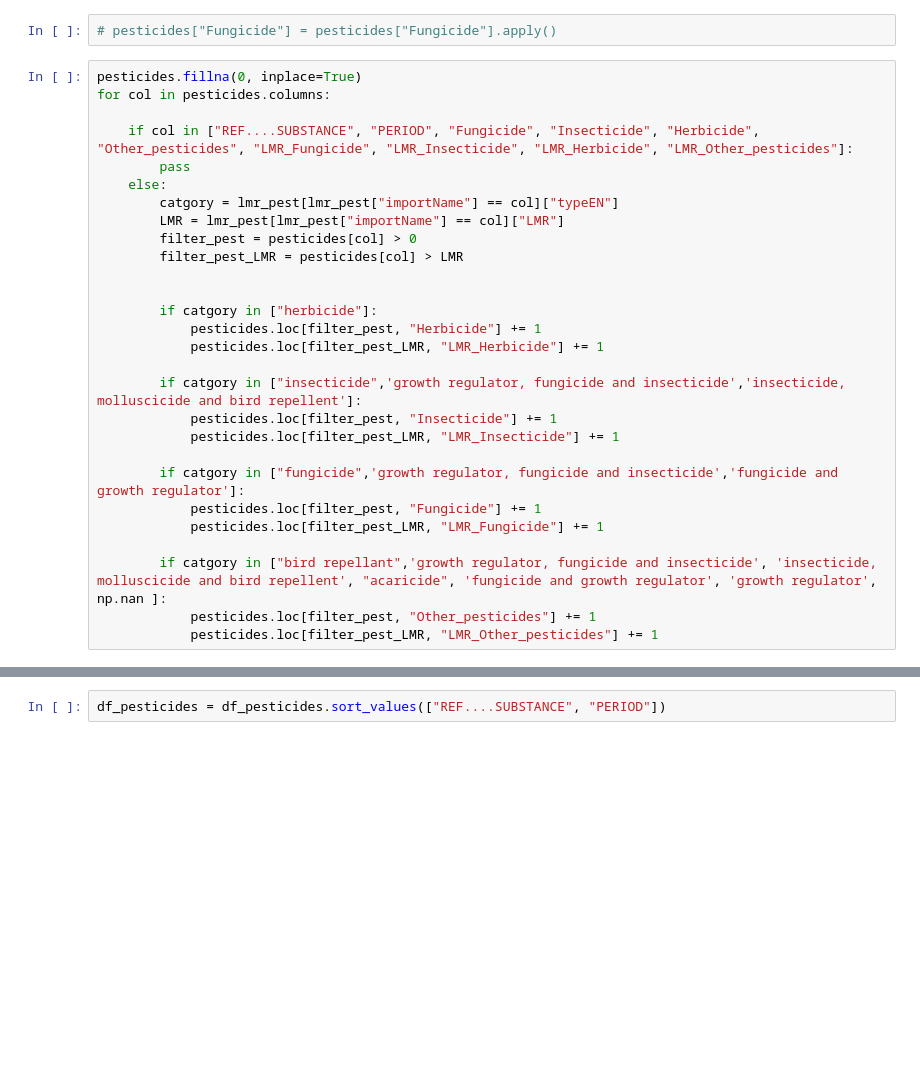
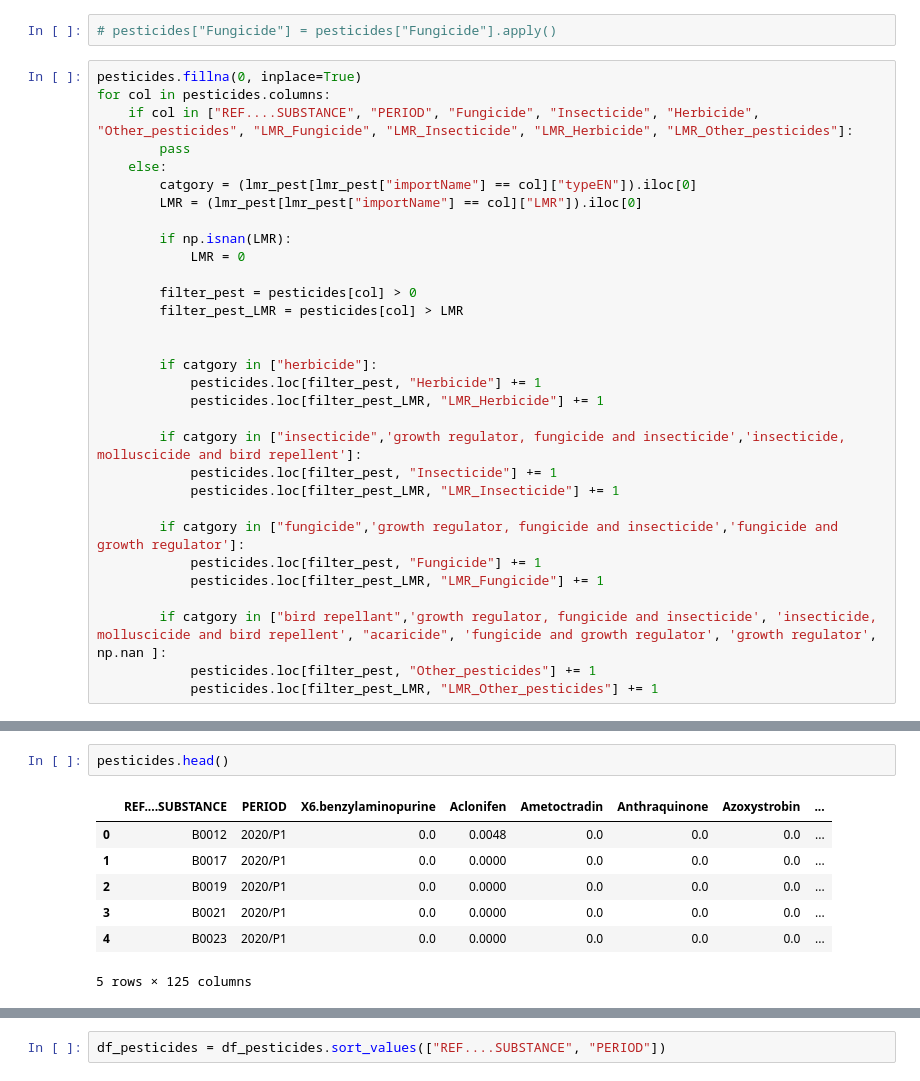
Before and after one commit to hajrashidimad/hack_be_o_impact, a Jupyter notebook: notebooks/Pesticides_1.ipynb, the cells around one changed output, grey strips where cells are left out. Cells and saved outputs as stored; diff of their text form; blank space fills up the shorter version.

```diff
--- a/notebooks/Pesticides_1.ipynb
+++ b/notebooks/Pesticides_1.ipynb
@@ -125,12 +130,15 @@ pesticides["LMR_Other_pesticides"] = 0
 # %%
 pesticides.fillna(0, inplace=True)
 for col in pesticides.columns:
-
     if col in ["REF....SUBSTANCE", "PERIOD", "Fungicide", "Insecticide", "Herbicide", "Other_pesticides", "LMR_Fungicide", "LMR_Insecticide", "LMR_Herbicide", "LMR_Other_pesticides"]:
         pass
     else:
-        catgory = lmr_pest[lmr_pest["importName"] == col]["typeEN"]
-        LMR = lmr_pest[lmr_pest["importName"] == col]["LMR"]
+        catgory = (lmr_pest[lmr_pest["importName"] == col]["typeEN"]).iloc[0]
+        LMR = (lmr_pest[lmr_pest["importName"] == col]["LMR"]).iloc[0]
+
+        if np.isnan(LMR):
+            LMR = 0
+
         filter_pest = pesticides[col] > 0
         filter_pest_LMR = pesticides[col] > LMR
 
@@ -155,3 +180,13 @@ ValueError: Can only compare identically-labeled Series objects
+# %%
+pesticides.head()
+# %% [output]
+|  | REF....SUBSTANCE | PERIOD | X6.benzylaminopurine | Aclonifen | Ametoctradin | Anthraquinone | Azoxystrobin | ... |
+| 0 | B0012 | 2020/P1 | 0.0 | 0.0048 | 0.0 | 0.0 | 0.0 | ... |
+| 1 | B0017 | 2020/P1 | 0.0 | 0.0000 | 0.0 | 0.0 | 0.0 | ... |
+| 2 | B0019 | 2020/P1 | 0.0 | 0.0000 | 0.0 | 0.0 | 0.0 | ... |
+| 3 | B0021 | 2020/P1 | 0.0 | 0.0000 | 0.0 | 0.0 | 0.0 | ... |
+| 4 | B0023 | 2020/P1 | 0.0 | 0.0000 | 0.0 | 0.0 | 0.0 | ... |
+5 rows × 125 columns
 # %%
 #array(['herbicide', 'insecticide', 'fungicide', 'bird repellant',
 #        'growth regulator, fungicide and insecticide',
```
Also changed, not shown: parts of 7 cells of this notebook.
